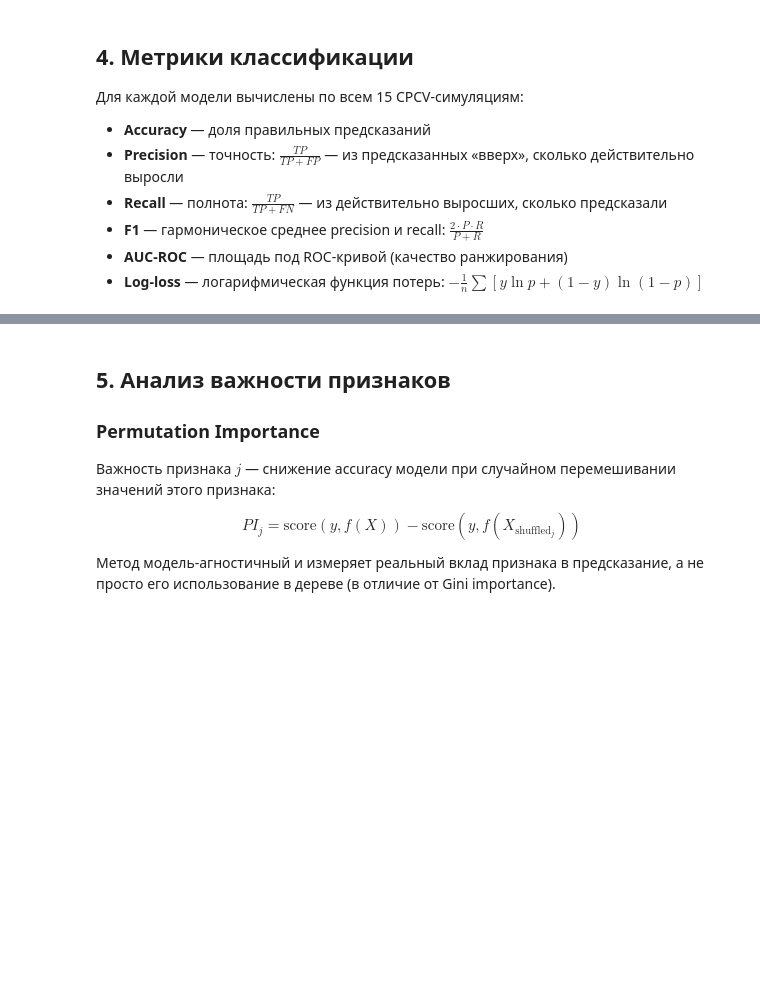
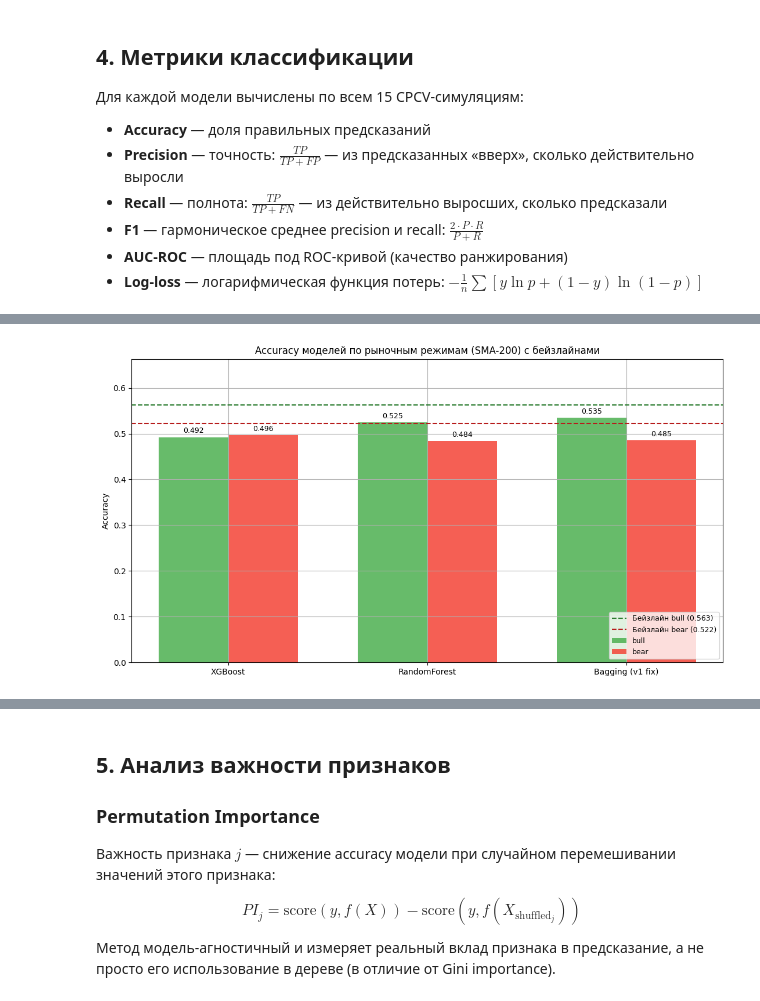
Before and after one commit to Sheisuka/BTC-Analytics, a Jupyter notebook: notebooks/04_Model_v2.ipynb, the cells around one changed output, grey strips where cells are left out. Drawn from its saved outputs; the diff is of its cells as text; code cells hidden in the pictures; blank space fills up the shorter version.

```diff
--- a/notebooks/04_Model_v2.ipynb
+++ b/notebooks/04_Model_v2.ipynb
@@ -104,7 +201,7 @@ CPCV (de Prado, 2018) решает эту проблему:
 # %%
 # Настройка CPCV
 n_groups, k_test = 6, 2
-horizon = 7  # горизонт предсказания
+horizon = 30  # горизонт предсказания
 
 t_span = X.shape[0]
 is_test, paths, path_folds = cpcv_generator(t_span, n_groups, k_test)
@@ -220,6 +326,6 @@ results = {}
 for name, model in models.items():
     print(f"\n{'='*50}")
     print(f"Обучение: {name}")
-    metrics_df, yt, yp, ypr = train_evaluate_cpcv(model, X, y, t1, is_test)
+    metrics_df, yt, yp, ypr = train_evaluate_cpcv(model, X, y, t1, is_test, pct_embargo=0.02)
     results[name] = {"metrics": metrics_df, "y_true": yt, "y_pred": yp, "y_proba": ypr}
     print(f"Средняя accuracy: {metrics_df['accuracy'].mean():.4f} ± {metrics_df['accuracy'].std():.4f}")
@@ -315,0 +607,35 @@ plt.show()
+# %%
+# Визуализация: accuracy по режимам с бейзлайнами
+model_names = list(results.keys())
+x = np.arange(len(model_names))
+width = 0.35
+
+fig, ax = plt.subplots(figsize=(11, 6))
+bull_vals = [pivot_acc.loc[m, "bull"] for m in model_names]
+bear_vals = [pivot_acc.loc[m, "bear"] for m in model_names]
+
+bars_bull = ax.bar(x - width/2, bull_vals, width, label="bull", color="#4CAF50", alpha=0.85)
+bars_bear = ax.bar(x + width/2, bear_vals, width, label="bear", color="#f44336", alpha=0.85)
+
+# Линии бейзлайнов для каждого режима
+ax.axhline(baseline_bull, color="#2E7D32", ls="--", lw=1.5, label=f"Бейзлайн bull ({baseline_bull:.3f})")
+ax.axhline(baseline_bear, color="#B71C1C", ls="--", lw=1.5, label=f"Бейзлайн bear ({baseline_bear:.3f})")
+
+# Подписи значений на барах
+for bars in (bars_bull, bars_bear):
+    for b in bars:
+        h = b.get_height()
+        ax.annotate(f"{h:.3f}", xy=(b.get_x() + b.get_width()/2, h),
+                    xytext=(0, 3), textcoords="offset points",
+                    ha="center", va="bottom", fontsize=9)
+
+ax.set_xticks(x)
+ax.set_xticklabels(model_names)
+ax.set_ylabel("Accuracy")
+ax.set_title("Accuracy моделей по рыночным режимам (SMA-200) с бейзлайнами")
+ax.set_ylim(0, max(max(bull_vals), max(bear_vals), baseline_bull) + 0.1)
+ax.legend(loc="lower right", fontsize=9)
+plt.tight_layout()
+plt.show()
+# %% [output]
+[figure, added]
```
Also changed, not shown: parts of 32 cells of this notebook, 6 other files.
